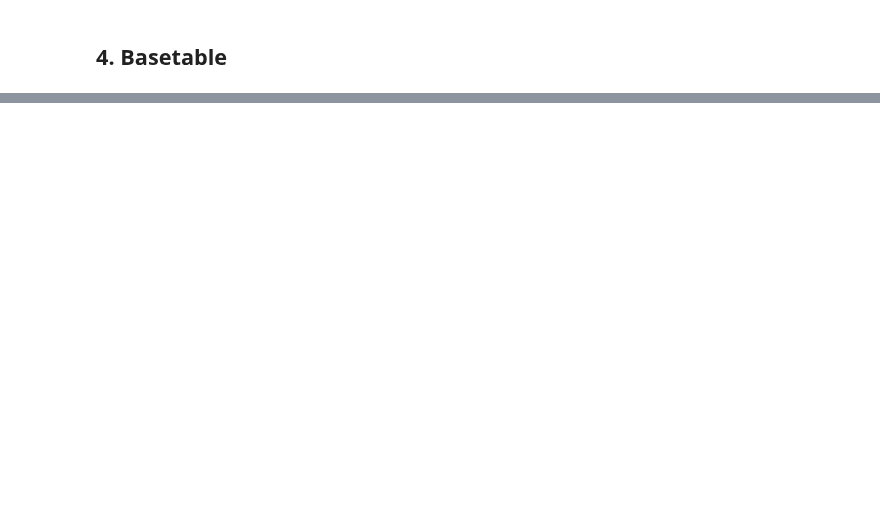
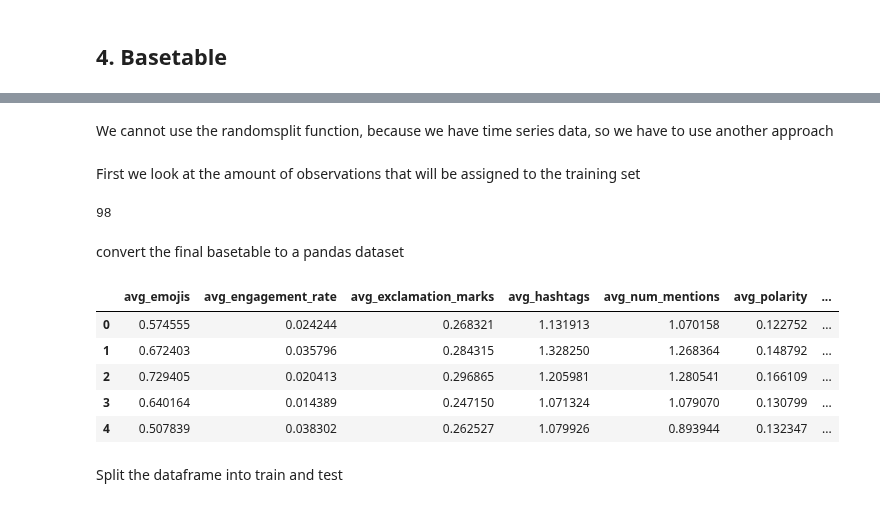
Before and after one commit to atyvaert/big-data, a Jupyter notebook: src/Models/vegan_trend_prediction.ipynb, the cells around one changed output, grey strips where cells are left out. Cells and saved outputs as stored; diff of their text form; code cells hidden in the pictures; blank space fills up the shorter version.

```diff
--- a/src/Models/vegan_trend_prediction.ipynb
+++ b/src/Models/vegan_trend_prediction.ipynb
@@ -85,5 +97,6 @@ list_hashtags = ["vegan",
 
 data_dir = ".././../data/Topic/"
 tweet_files = [os.path.join(data_dir, obs) for obs in os.listdir(data_dir)]
-files_hashtags = [file for file in tweet_files if (file.find(list_hashtags[3]) != -1)]
+files_hashtags = [file for file in tweet_files if (file.find(list_hashtags[0]) != -1)]
 twitter_df = spark.read.option("multiline","true").json(files_hashtags)
+twitter_df.count()
@@ -484,0 +579,23 @@ train, test = basetable.randomSplit([0.70, 0.30])
+# %% [markdown]
+We cannot use the randomsplit function, because we have time series data, so we have to use another approach
+# %% [markdown]
+First we look at the amount of observations that will be assigned to the training set
+# %%
+nr_train = int(basetable.count()*0.7)
+nr_train
+# %% [output]
+98
+# %% [markdown]
+convert the final basetable to a pandas dataset
+# %%
+basetable_pd = basetable.toPandas()
+basetable_pd.head()
+# %% [output]
+|  | avg_emojis | avg_engagement_rate | avg_exclamation_marks | avg_hashtags | avg_num_mentions | avg_polarity | ... |
+| 0 | 0.574555 | 0.024244 | 0.268321 | 1.131913 | 1.070158 | 0.122752 | ... |
+| 1 | 0.672403 | 0.035796 | 0.284315 | 1.328250 | 1.268364 | 0.148792 | ... |
+| 2 | 0.729405 | 0.020413 | 0.296865 | 1.205981 | 1.280541 | 0.166109 | ... |
+| 3 | 0.640164 | 0.014389 | 0.247150 | 1.071324 | 1.079070 | 0.130799 | ... |
+| 4 | 0.507839 | 0.038302 | 0.262527 | 1.079926 | 0.893944 | 0.132347 | ... |
+# %% [markdown]
+Split the dataframe into train and test
```
Also changed, not shown: parts of 25 cells of this notebook.
